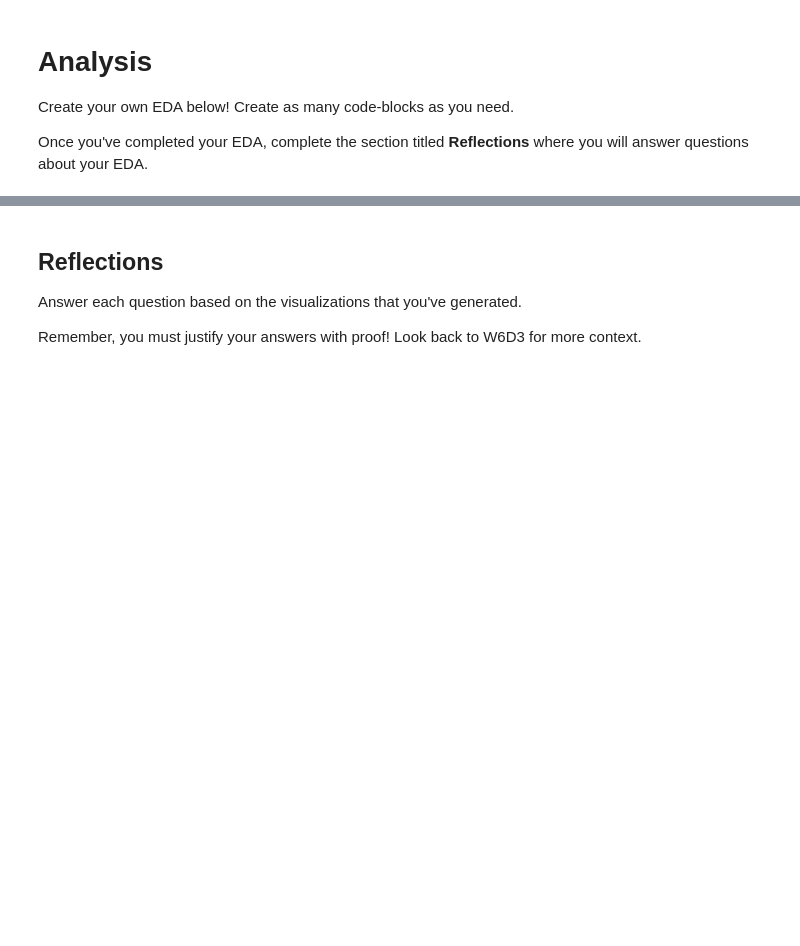
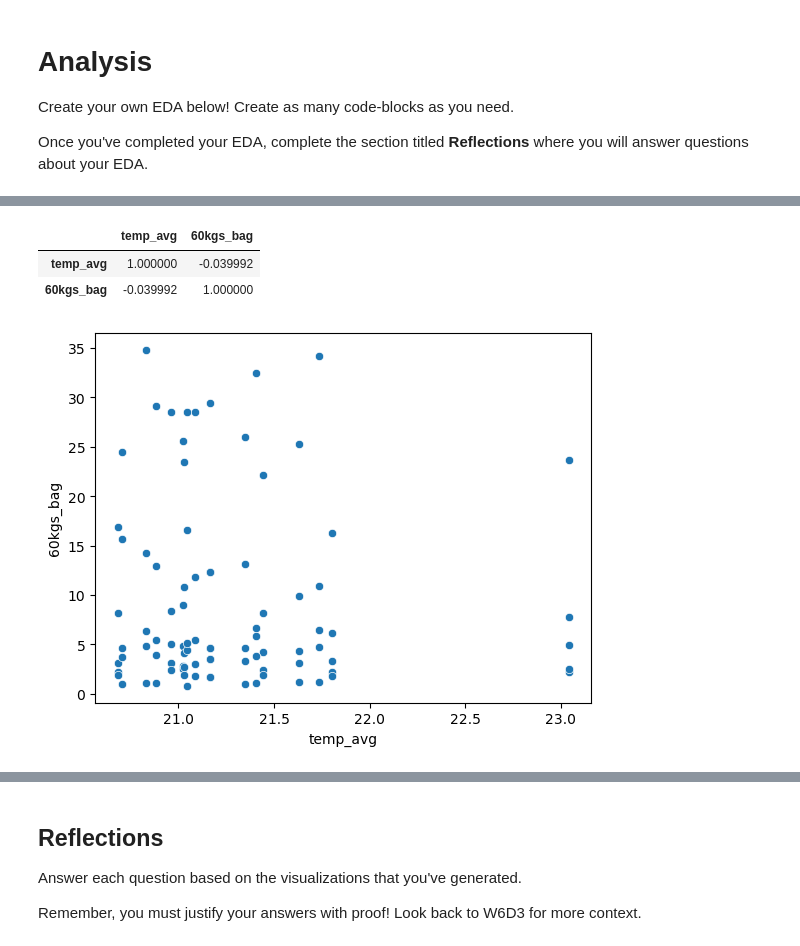
Before and after one commit to vchu22/IF-DS-TLAB3, a Jupyter notebook: notebooks/analysis.ipynb, the cells around one changed output, grey strips where cells are left out. Drawn from its saved outputs; the diff is of its cells as text; code cells hidden in the pictures; blank space fills up the shorter version.

```diff
--- a/notebooks/analysis.ipynb
+++ b/notebooks/analysis.ipynb
@@ -19,7 +19,7 @@ weather = pd.read_csv("../data/weather/weater_output.csv")
 # %%
 # TODO: Merge these two dataframes together
 
-...
+coffee_weather = pd.merge(coffee, weather, left_on='year', right_on='year')
 # %%
 # TODO: View the first 5 rows of your data
 
@@ -31,4 +56,5 @@ weather = pd.read_csv("../data/weather/weater_output.csv")
 # %%
 # TODO: Drop rows that contain null values
 
-...
+coffee_weather_cleaned = coffee_weather.dropna()
+coffee_weather_cleaned
@@ -35,2 +75,11 @@ weather = pd.read_csv("../data/weather/weater_output.csv")
 # %%
 # TODO: BEGIN YOUR EDA!
+
+# Q1, calculate the Pearson's Correlation Coefficient between temp_avg and 60kgs_bag
+sns.scatterplot(data=coffee_weather_cleaned, x="temp_avg", y="60kgs_bag")
+coffee_weather_cleaned[["temp_avg", "60kgs_bag"]].corr()
+# %% [output]
+|  | temp_avg | 60kgs_bag |
+| temp_avg | 1.000000 | -0.039992 |
+| 60kgs_bag | -0.039992 | 1.000000 |
+[figure, added]
```
Also changed, not shown: parts of 26 cells of this notebook.
